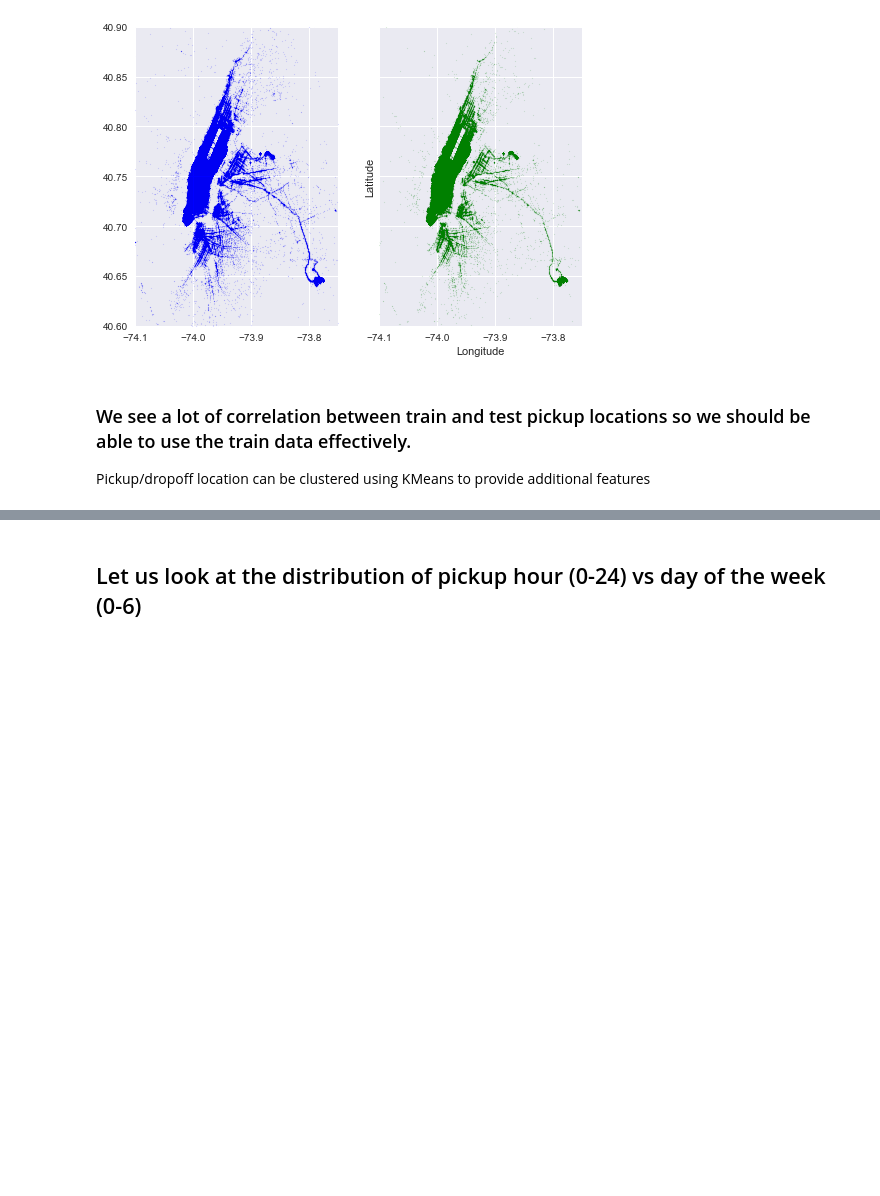
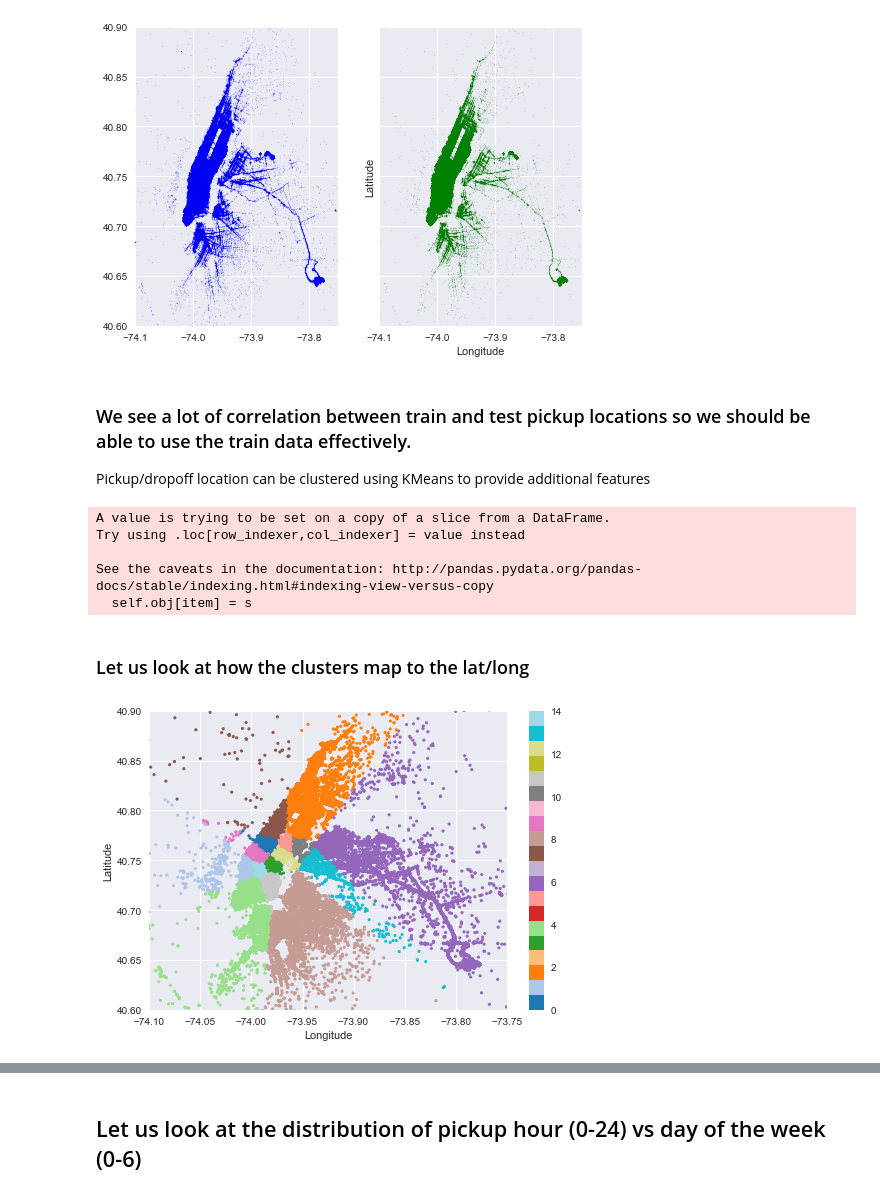
Before and after one commit to tkmaker/DataScience, a Jupyter notebook: TaxiTrip/Exploration Notebook.ipynb, the cells around one changed output, grey strips where cells are left out. Cells and saved outputs as stored; diff of their text form; code cells hidden in the pictures; blank space fills up the shorter version.

Commit message:
Added cluster subplots

```diff
--- a/TaxiTrip/Exploration Notebook.ipynb
+++ b/TaxiTrip/Exploration Notebook.ipynb
@@ -95,3 +95,39 @@ plt.show()
 ### We see a lot of correlation between train and test pickup locations so we should be able to use the train data effectively.
 
 Pickup/dropoff location can be clustered using KMeans to provide additional features
+# %%
+from sklearn.cluster import MiniBatchKMeans
+
+X = np.vstack((train_new_df[['pickup_latitude', 'pickup_longitude']],
+               train_new_df[['dropoff_latitude', 'dropoff_longitude']]))
+
+# Remove abnormal locations
+min_lat, min_lng = X.mean(axis=0) - X.std(axis=0)
+max_lat, max_lng = X.mean(axis=0) + X.std(axis=0)
+X = X[(X[:,0] > min_lat) & (X[:,0] < max_lat) & (X[:,1] > min_lng) & (X[:,1] < max_lng)]
+
+kmeans = MiniBatchKMeans(n_clusters=15, batch_size=32).fit(X)
+
+train_new_df.loc[:,'pickup_cluster']  = kmeans.predict(train_new_df[['pickup_latitude', 'pickup_longitude']])
+train_new_df.loc[:,'dropoff_cluster'] = kmeans.predict(train_new_df[['dropoff_latitude', 'dropoff_longitude']])
+# %% [output]
+A value is trying to be set on a copy of a slice from a DataFrame.
+Try using .loc[row_indexer,col_indexer] = value instead
+
+See the caveats in the documentation: http://pandas.pydata.org/pandas-docs/stable/indexing.html#indexing-view-versus-copy
+  self.obj[item] = s
+# %% [markdown]
+### Let us look at how the clusters map to the lat/long
+# %%
+long_border = (-74.1, -73.75)
+lat_border = (40.6, 40.9)
+plt.ylim(lat_border)
+plt.xlim(long_border)
+plt.xlabel('Longitude')
+plt.ylabel('Latitude')
+scat = plt.scatter(train_new_df.pickup_longitude,train_new_df.pickup_latitude,\
+            c=train_new_df.pickup_cluster,label=train_new_df.pickup_cluster,cmap='tab20',s=10, lw=0,)
+plt.colorbar(scat)
+plt.show()
+# %% [output]
+[figure, added]
```
Also changed, not shown: parts of 4 cells of this notebook.
